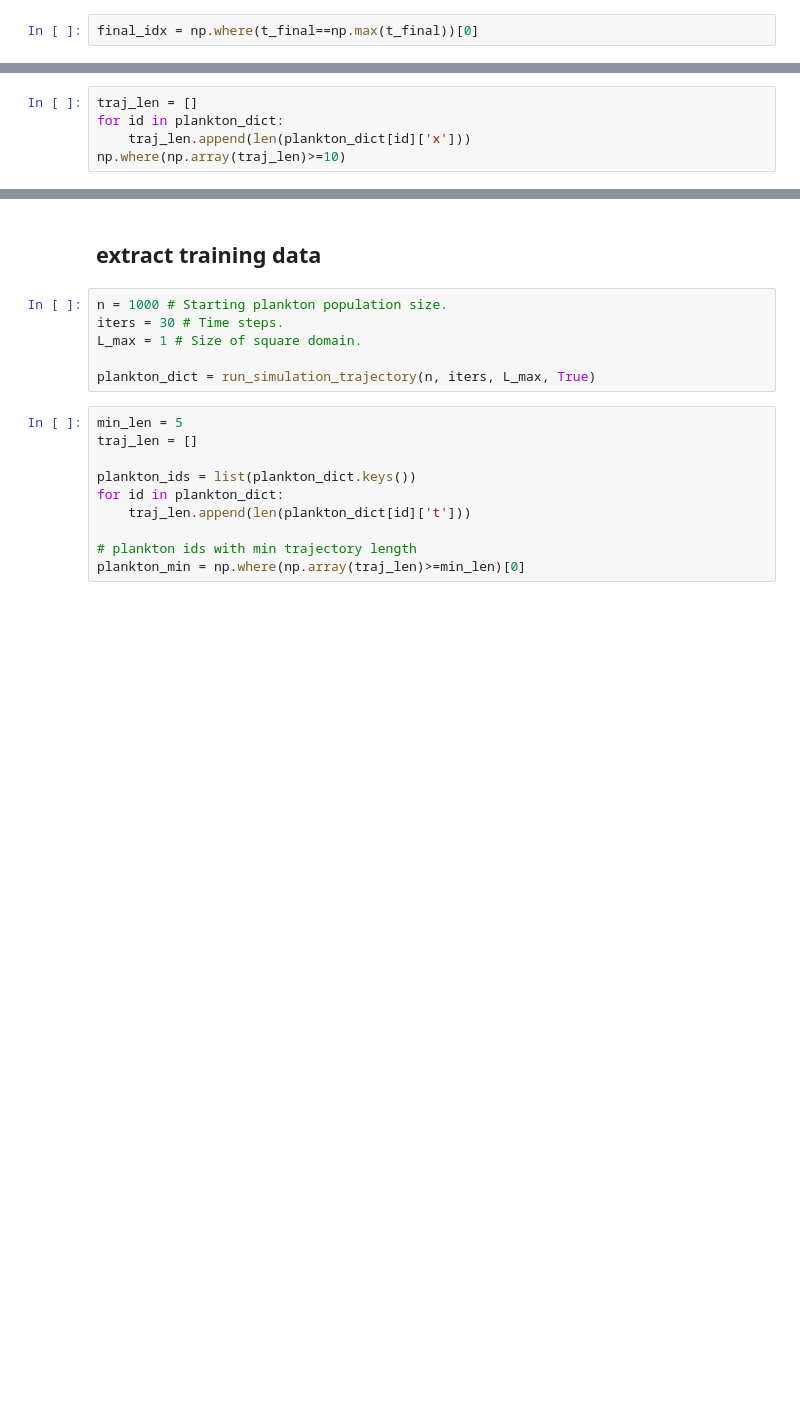
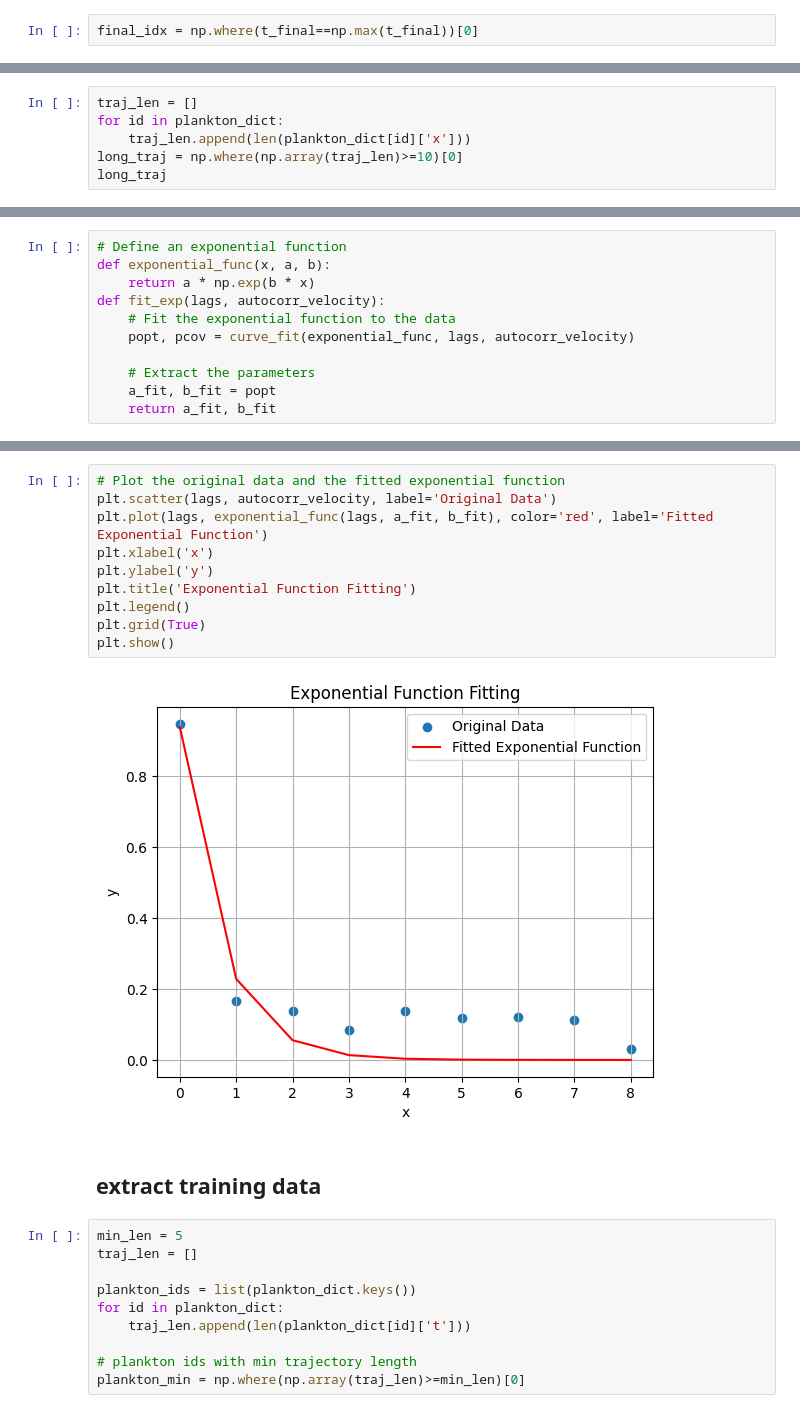
Before and after one commit to KatharinaBracher/Brownian-Bug-Model, a Jupyter notebook: trajectory.ipynb, the cells around one changed output, grey strips where cells are left out. Cells and saved outputs as stored; diff of their text form; blank space fills up the shorter version.

```diff
--- a/trajectory.ipynb
+++ b/trajectory.ipynb
@@ -64,5 +70,6 @@ plt.show()
 traj_len = []
 for id in plankton_dict:
     traj_len.append(len(plankton_dict[id]['x']))
-np.where(np.array(traj_len)>=10)
+long_traj = np.where(np.array(traj_len)>=10)[0]
+long_traj
 # %% [output]
@@ -81,0 +123,11 @@ for i,id in enumerate([378,4697,11385]):
+# %%
+# Define an exponential function
+def exponential_func(x, a, b):
+    return a * np.exp(b * x)
+def fit_exp(lags, autocorr_velocity):
+    # Fit the exponential function to the data
+    popt, pcov = curve_fit(exponential_func, lags, autocorr_velocity)
+
+    # Extract the parameters
+    a_fit, b_fit = popt
+    return a_fit, b_fit
@@ -82,11 +150,17 @@ for i,id in enumerate([378,4697,11385]):
+# %%
+# Plot the original data and the fitted exponential function
+plt.scatter(lags, autocorr_velocity, label='Original Data')
+plt.plot(lags, exponential_func(lags, a_fit, b_fit), color='red', label='Fitted Exponential Function')
+plt.xlabel('x')
+plt.ylabel('y')
+plt.title('Exponential Function Fitting')
+plt.legend()
+plt.grid(True)
+plt.show()
+# %% [output]
+[figure, added]
 # %% [markdown]
 ## extract training data
-# %%
-n = 1000 # Starting plankton population size.
-iters = 30 # Time steps.
-L_max = 1 # Size of square domain.
-
-plankton_dict = run_simulation_trajectory(n, iters, L_max, True)
 # %%
 min_len = 5
 traj_len = []
```
Also changed, not shown: parts of 13 cells of this notebook, 2 other files.
